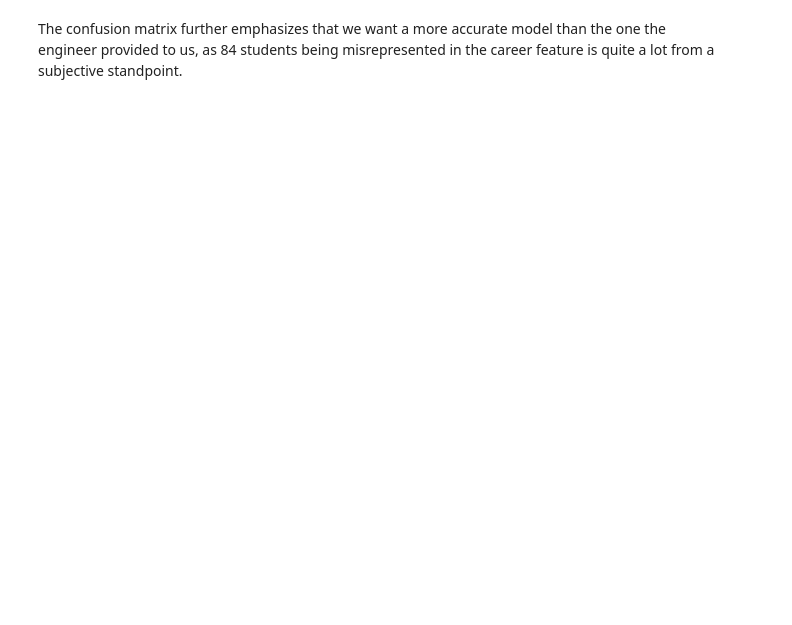
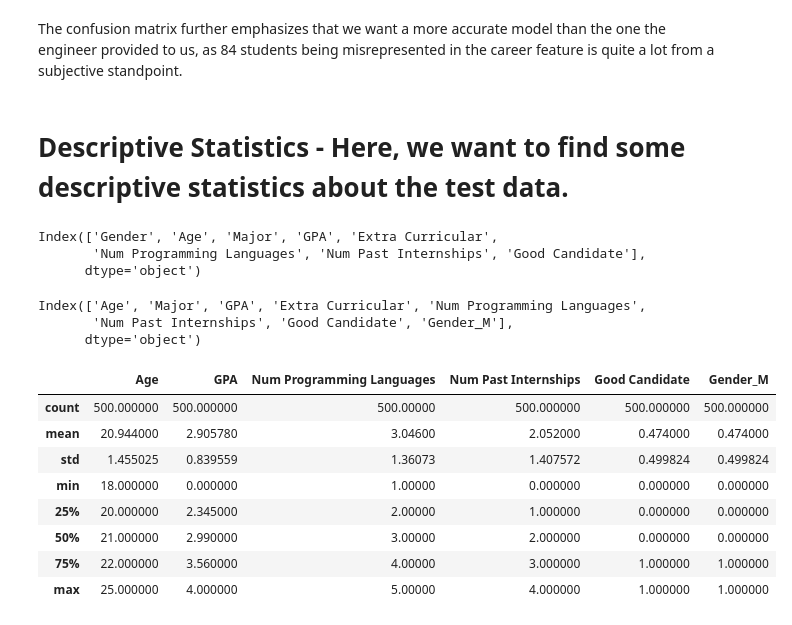
Before and after one commit to CMU-17313Q/fall23-nodebb-just-relax-2, a Jupyter notebook: career-model/model-evaluation.ipynb, the cells around one changed output. Cells and saved outputs as stored; diff of their text form; code cells hidden in the pictures; blank space fills up the shorter version.

Commit message:
added descriptive statistics

```diff
--- a/career-model/model-evaluation.ipynb
+++ b/career-model/model-evaluation.ipynb
@@ -354,7 +354,7 @@ Now we will run the model on the test dataset to get the accuracy of the model.
 First, we have to predict the output of the test dataset using the model.
 # %%
 # we split the data into our inputs and the label
-test_df = test_df.drop(["Student ID", "Gender"], axis=1)
+test_df = test_df.drop(["Student ID"], axis=1)
 x_test = test_df.drop(["Good Candidate"], axis=1)
 y_test = test_df["Good Candidate"]
 # %%
@@ -385,2 +385,30 @@ plt.show()
 # %% [markdown]
 The confusion matrix further emphasizes that we want a more accurate model than the one the engineer provided to us, as 84 students being misrepresented in the career feature is quite a lot from a subjective standpoint.
+# %% [markdown]
+# Descriptive Statistics - Here, we want to find some descriptive statistics about the test data.
+# %%
+test_df.columns
+# %% [output]
+Index(['Gender', 'Age', 'Major', 'GPA', 'Extra Curricular',
+       'Num Programming Languages', 'Num Past Internships', 'Good Candidate'],
+      dtype='object')
+# %%
+test_df = pd.get_dummies(test_df, columns=['Gender'], prefix=['Gender'], drop_first=True)
+# %%
+test_df.columns
+# %% [output]
+Index(['Age', 'Major', 'GPA', 'Extra Curricular', 'Num Programming Languages',
+       'Num Past Internships', 'Good Candidate', 'Gender_M'],
+      dtype='object')
+# %%
+test_df.describe()
+# %% [output]
+|  | Age | GPA | Num Programming Languages | Num Past Internships | Good Candidate | Gender_M |
+| count | 500.000000 | 500.000000 | 500.00000 | 500.000000 | 500.000000 | 500.000000 |
+| mean | 20.944000 | 2.905780 | 3.04600 | 2.052000 | 0.474000 | 0.474000 |
+| std | 1.455025 | 0.839559 | 1.36073 | 1.407572 | 0.499824 | 0.499824 |
+| min | 18.000000 | 0.000000 | 1.00000 | 0.000000 | 0.000000 | 0.000000 |
+| 25% | 20.000000 | 2.345000 | 2.00000 | 1.000000 | 0.000000 | 0.000000 |
+| 50% | 21.000000 | 2.990000 | 3.00000 | 2.000000 | 0.000000 | 0.000000 |
+| 75% | 22.000000 | 3.560000 | 4.00000 | 3.000000 | 1.000000 | 1.000000 |
+| max | 25.000000 | 4.000000 | 5.00000 | 4.000000 | 1.000000 | 1.000000 |
```
Also changed, not shown: parts of 7 cells of this notebook.
